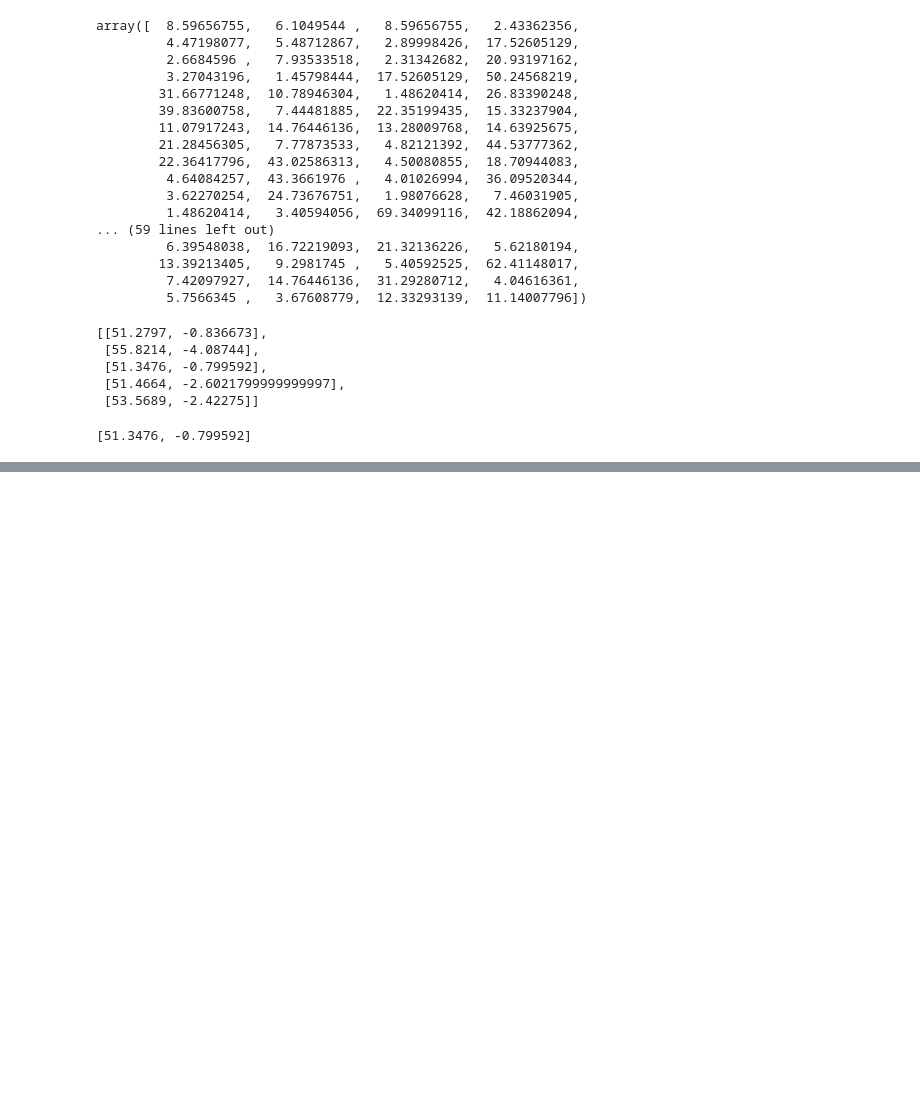
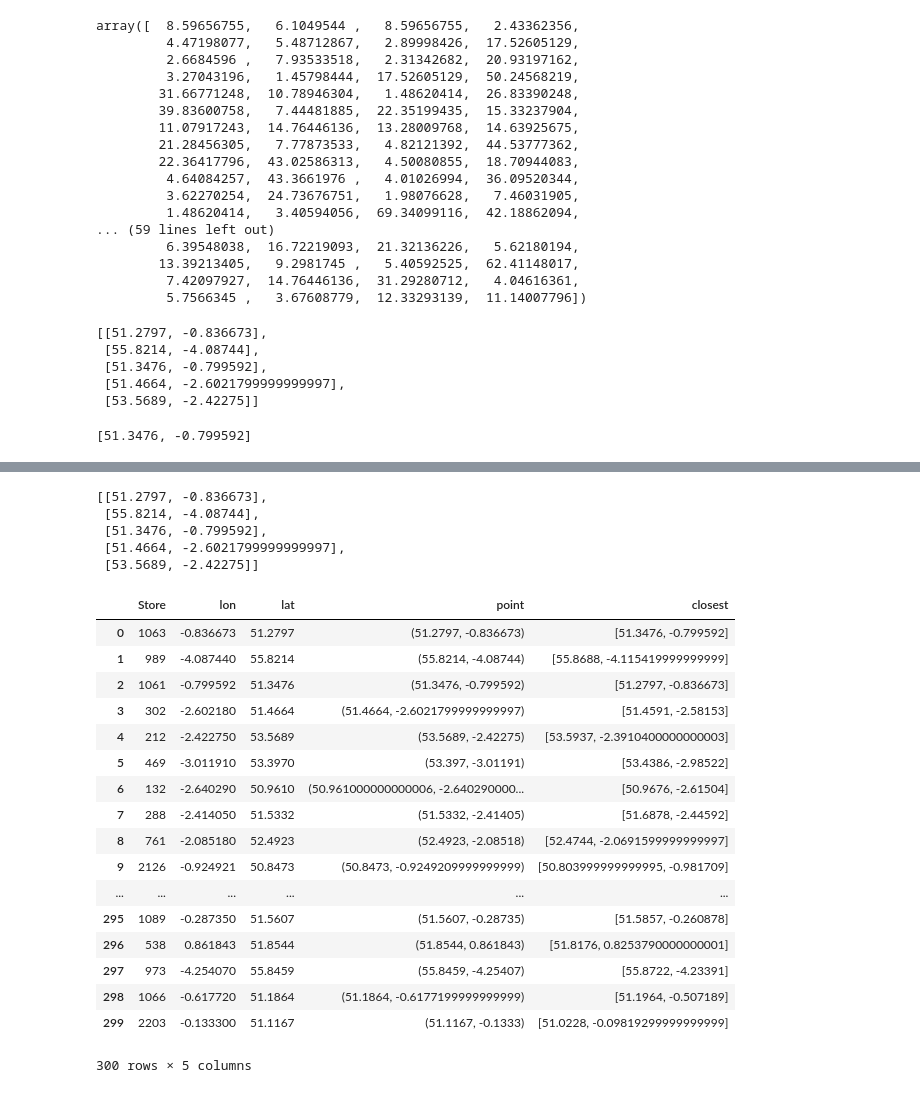
Before and after one commit to praveentn/hgwxx7, a Jupyter notebook: projects/stores/ml_python_stores_1.ipynb, the cells around one changed output, grey strips where cells are left out. Saved outputs shown, nothing was run; the diff lists cells and outputs as text; code cells hidden in the pictures; blank space fills up the shorter version.

```diff
--- a/projects/stores/ml_python_stores_1.ipynb
+++ b/projects/stores/ml_python_stores_1.ipynb
@@ -175,0 +206,51 @@ closest_node(tlx[0], tlx[1:])
+# %%
+# closest node
+def closest_node(node, nodes):
+    closest_index = cdist([node], nodes).argmin()
+    return nodes[closest_index]
+# %%
+tl = list(df['point'].values)
+
+tlx = []
+tlx__ = []
+for x in tl:
+    tlx.append([x[0],x[1]])
+    tlx__.append([x[0],x[1]])
+
+tlx[:5]
+# %% [output]
+[[51.2797, -0.836673],
+ [55.8214, -4.08744],
+ [51.3476, -0.799592],
+ [51.4664, -2.6021799999999997],
+ [53.5689, -2.42275]]
+# %%
+fl = []
+
+for i,x in enumerate(tlx):
+    tlx__.remove(x)
+    fl.append(closest_node(x, tlx__))
+    tlx__.append(x)
+# %%
+df['closest'] = fl
+# %%
+df
+# %% [output]
+|  | Store | lon | lat | point | closest |
+| 0 | 1063 | -0.836673 | 51.2797 | (51.2797, -0.836673) | [51.3476, -0.799592] |
+| 1 | 989 | -4.087440 | 55.8214 | (55.8214, -4.08744) | [55.8688, -4.115419999999999] |
+| 2 | 1061 | -0.799592 | 51.3476 | (51.3476, -0.799592) | [51.2797, -0.836673] |
+| 3 | 302 | -2.602180 | 51.4664 | (51.4664, -2.6021799999999997) | [51.4591, -2.58153] |
+| 4 | 212 | -2.422750 | 53.5689 | (53.5689, -2.42275) | [53.5937, -2.3910400000000003] |
+| 5 | 469 | -3.011910 | 53.3970 | (53.397, -3.01191) | [53.4386, -2.98522] |
+| 6 | 132 | -2.640290 | 50.9610 | (50.961000000000006, -2.640290000... | [50.9676, -2.61504] |
+| 7 | 288 | -2.414050 | 51.5332 | (51.5332, -2.41405) | [51.6878, -2.44592] |
+| 8 | 761 | -2.085180 | 52.4923 | (52.4923, -2.08518) | [52.4744, -2.0691599999999997] |
+| 9 | 2126 | -0.924921 | 50.8473 | (50.8473, -0.9249209999999999) | [50.803999999999995, -0.981709] |
+| ... | ... | ... | ... | ... | ... |
+| 295 | 1089 | -0.287350 | 51.5607 | (51.5607, -0.28735) | [51.5857, -0.260878] |
+| 296 | 538 | 0.861843 | 51.8544 | (51.8544, 0.861843) | [51.8176, 0.8253790000000001] |
+| 297 | 973 | -4.254070 | 55.8459 | (55.8459, -4.25407) | [55.8722, -4.23391] |
+| 298 | 1066 | -0.617720 | 51.1864 | (51.1864, -0.6177199999999999) | [51.1964, -0.507189] |
+| 299 | 2203 | -0.133300 | 51.1167 | (51.1167, -0.1333) | [51.0228, -0.09819299999999999] |
+300 rows × 5 columns
```
Also changed, not shown: parts of 12 cells of this notebook.
